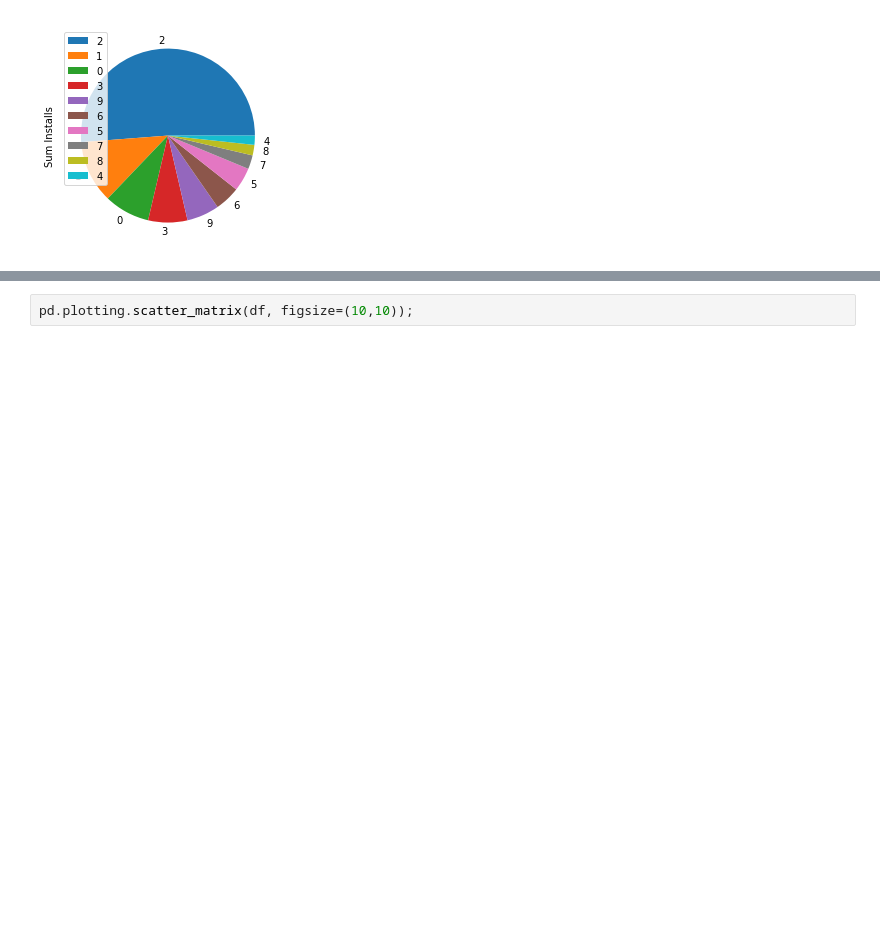
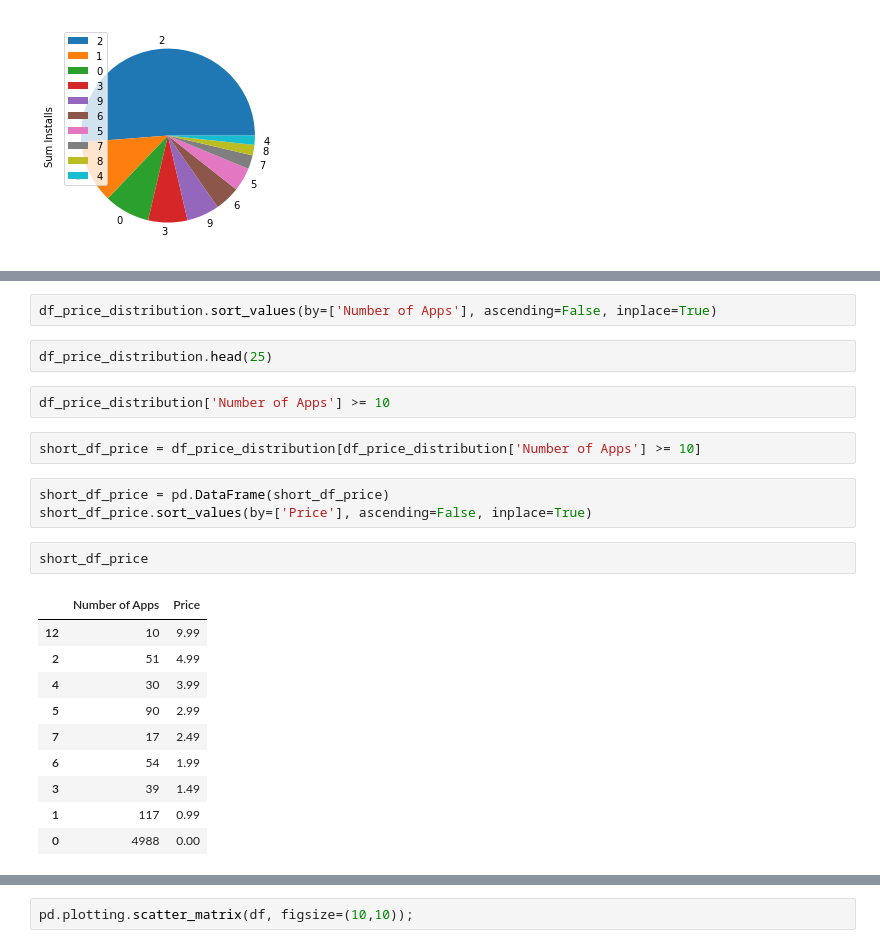
Before and after one commit to nikibhatt/DS-Unit-1-Sprint-3-Linear-Algebra, a Jupyter notebook: NB_Portfolio.ipynb, the cells around one changed output, grey strips where cells are left out. Cells and saved outputs as stored; diff of their text form; blank space fills up the shorter version.

```diff
--- a/NB_Portfolio.ipynb
+++ b/NB_Portfolio.ipynb
@@ -150 +158,25 @@ dtype: object
+# %%
+df_price_distribution.sort_values(by=['Number of Apps'], ascending=False, inplace=True)
+# %%
+df_price_distribution.head(25)
+# %%
+df_price_distribution['Number of Apps'] >= 10
+# %%
+short_df_price = df_price_distribution[df_price_distribution['Number of Apps'] >= 10]
+# %%
+short_df_price = pd.DataFrame(short_df_price)
+short_df_price.sort_values(by=['Price'], ascending=False, inplace=True)
+# %%
+short_df_price
+# %% [output]
+|  | Number of Apps | Price |
+| 12 | 10 | 9.99 |
+| 2 | 51 | 4.99 |
+| 4 | 30 | 3.99 |
+| 5 | 90 | 2.99 |
+| 7 | 17 | 2.49 |
+| 6 | 54 | 1.99 |
+| 3 | 39 | 1.49 |
+| 1 | 117 | 0.99 |
+| 0 | 4988 | 0.00 |
 # %%
```
Also changed, not shown: parts of 7 cells of this notebook.
